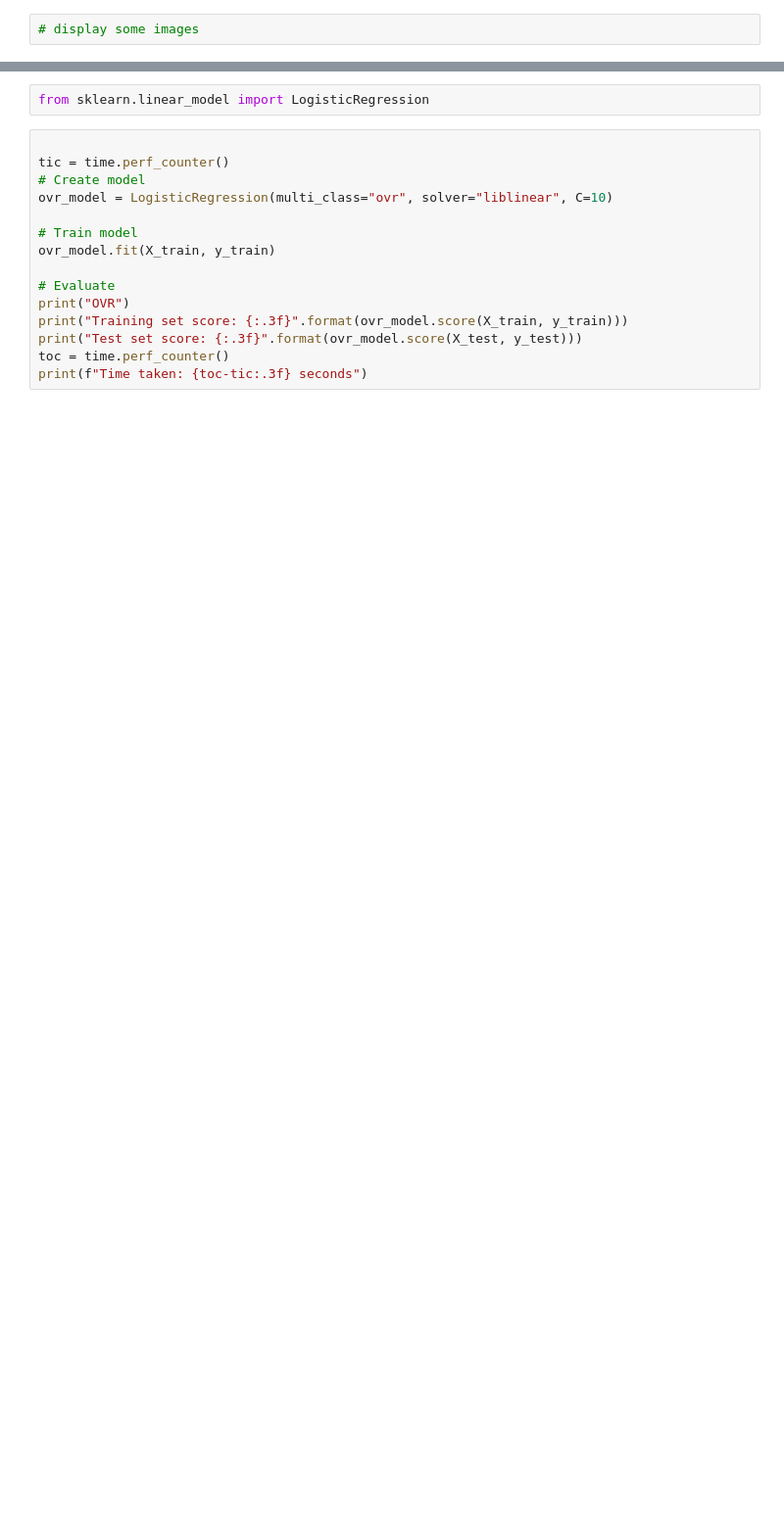
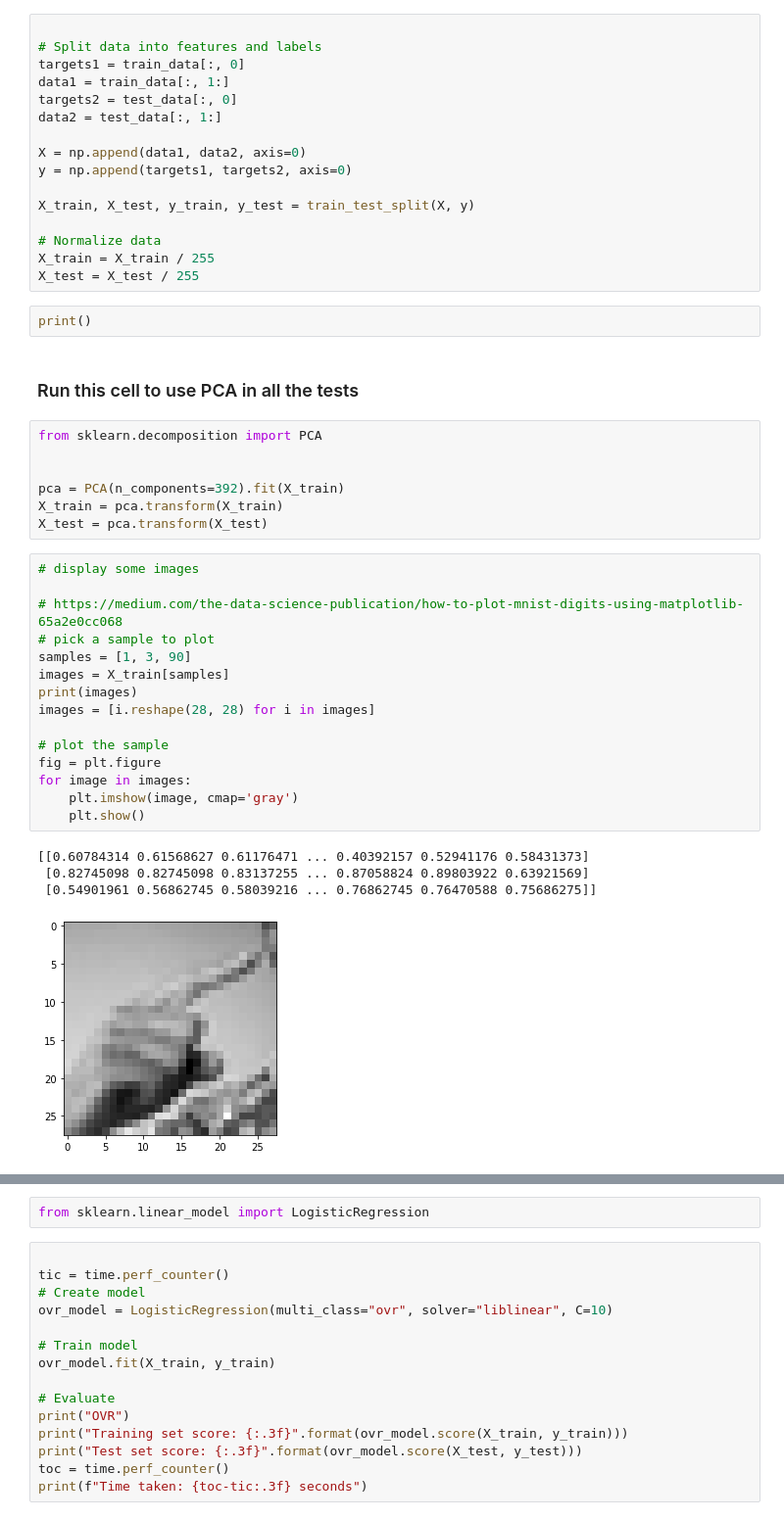
Before and after one commit to pricejoshua/ml-semester-proj, a Jupyter notebook: ml-proj.ipynb, the cells around one changed output, grey strips where cells are left out. Shown: that part at 98% size. Cells and saved outputs as stored; diff of their text form; blank space fills up the shorter version.

Commit message:
Added PCA and made a test-train split instead of using the data that was given

```diff
--- a/ml-proj.ipynb
+++ b/ml-proj.ipynb
@@ -22,2 +23,47 @@ X_test = X_test / 255
-# %%
-# display some images
+# %%
+
+# Split data into features and labels
+targets1 = train_data[:, 0]
+data1 = train_data[:, 1:]
+targets2 = test_data[:, 0]
+data2 = test_data[:, 1:]
+
+X = np.append(data1, data2, axis=0)
+y = np.append(targets1, targets2, axis=0)
+
+X_train, X_test, y_train, y_test = train_test_split(X, y)
+
+# Normalize data
+X_train = X_train / 255
+X_test = X_test / 255
+# %%
+print()
+# %% [markdown]
+### Run this cell to use PCA in all the tests
+# %%
+from sklearn.decomposition import PCA
+
+
+pca = PCA(n_components=392).fit(X_train)
+X_train = pca.transform(X_train)
+X_test = pca.transform(X_test)
+# %%
+# display some images
+
+# https://medium.com/the-data-science-publication/how-to-plot-mnist-digits-using-matplotlib-65a2e0cc068
+# pick a sample to plot
+samples = [1, 3, 90]
+images = X_train[samples]
+print(images)
+images = [i.reshape(28, 28) for i in images]
+
+# plot the sample
+fig = plt.figure
+for image in images:
+    plt.imshow(image, cmap='gray')
+    plt.show()
+# %% [output]
+[[0.60784314 0.61568627 0.61176471 ... 0.40392157 0.52941176 0.58431373]
+ [0.82745098 0.82745098 0.83137255 ... 0.87058824 0.89803922 0.63921569]
+ [0.54901961 0.56862745 0.58039216 ... 0.76862745 0.76470588 0.75686275]]
+[figure, added]
```
Also changed, not shown: parts of 11 cells of this notebook.
